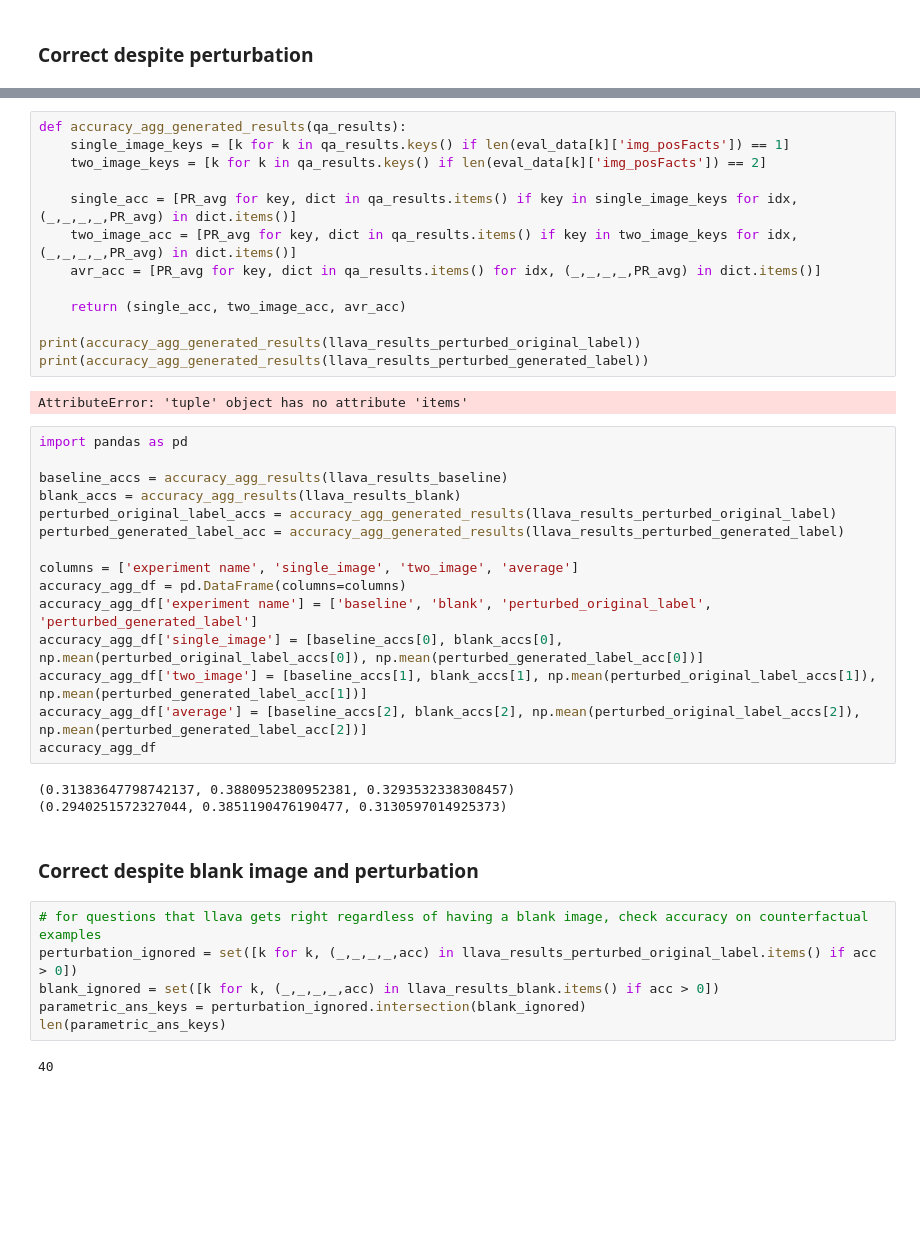
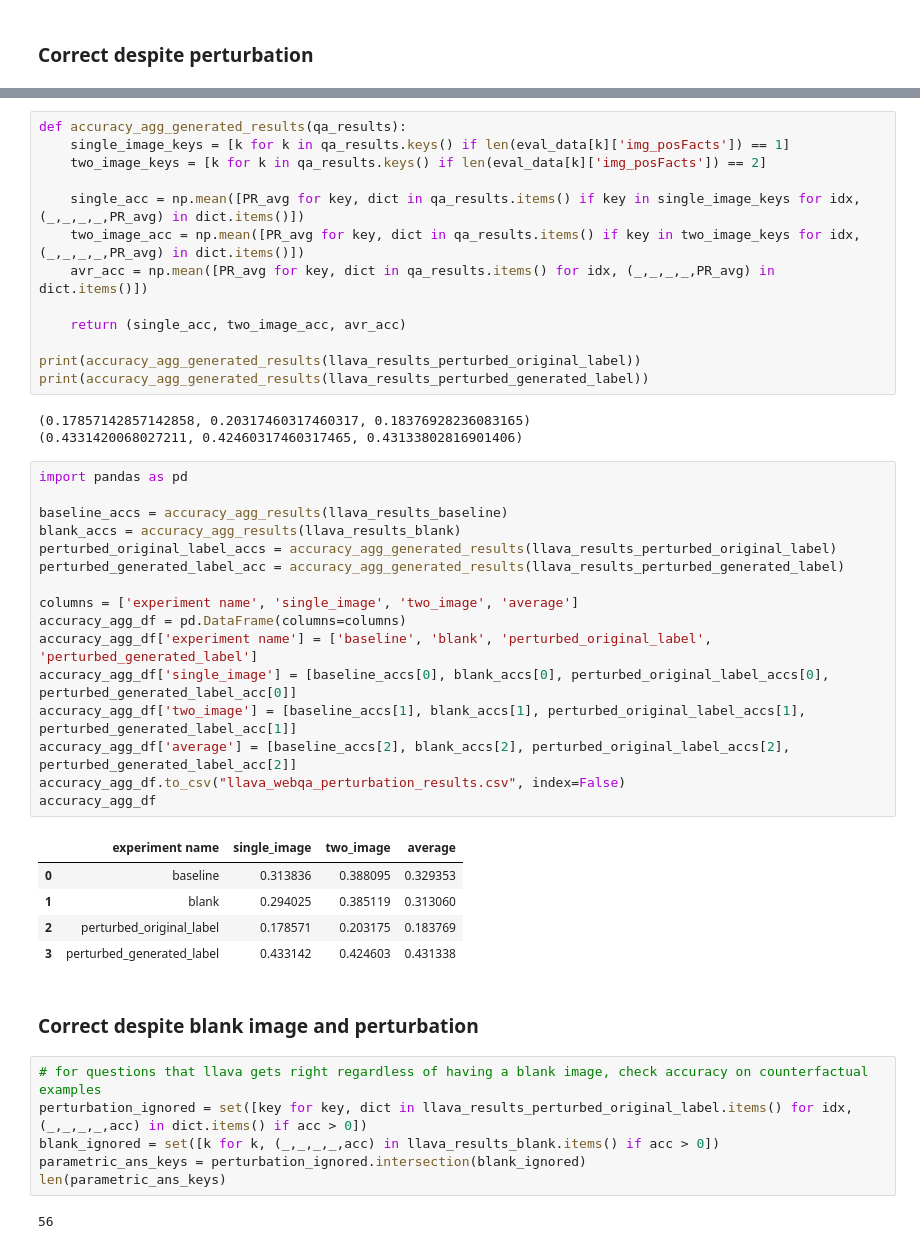
Before and after one commit to PeterCarragher/LLaVA, a Jupyter notebook: webqa_eval.ipynb, the cells around one changed output, grey strips where cells are left out. Cells and saved outputs as stored; diff of their text form; blank space fills up the shorter version.

Commit message:
webqa experiment v1

```diff
--- a/webqa_eval.ipynb
+++ b/webqa_eval.ipynb
@@ -210,44 +210,49 @@ def accuracy_agg_generated_results(qa_results):
     single_image_keys = [k for k in qa_results.keys() if len(eval_data[k]['img_posFacts']) == 1]
     two_image_keys = [k for k in qa_results.keys() if len(eval_data[k]['img_posFacts']) == 2]
 
-    single_acc = [PR_avg for key, dict in qa_results.items() if key in single_image_keys for idx, (_,_,_,_,PR_avg) in dict.items()]
-    two_image_acc = [PR_avg for key, dict in qa_results.items() if key in two_image_keys for idx, (_,_,_,_,PR_avg) in dict.items()]
-    avr_acc = [PR_avg for key, dict in qa_results.items() for idx, (_,_,_,_,PR_avg) in dict.items()]
+    single_acc = np.mean([PR_avg for key, dict in qa_results.items() if key in single_image_keys for idx, (_,_,_,_,PR_avg) in dict.items()])
+    two_image_acc = np.mean([PR_avg for key, dict in qa_results.items() if key in two_image_keys for idx, (_,_,_,_,PR_avg) in dict.items()])
+    avr_acc = np.mean([PR_avg for key, dict in qa_results.items() for idx, (_,_,_,_,PR_avg) in dict.items()])
 
     return (single_acc, two_image_acc, avr_acc)
 
 print(accuracy_agg_generated_results(llava_results_perturbed_original_label))
 print(accuracy_agg_generated_results(llava_results_perturbed_generated_label))
 # %% [output]
-AttributeError: 'tuple' object has no attribute 'items'
+(0.17857142857142858, 0.20317460317460317, 0.18376928236083165)
+(0.4331420068027211, 0.42460317460317465, 0.43133802816901406)
 # %%
 import pandas as pd
 
 baseline_accs = accuracy_agg_results(llava_results_baseline)
 blank_accs = accuracy_agg_results(llava_results_blank)
 perturbed_original_label_accs = accuracy_agg_generated_results(llava_results_perturbed_original_label)
 perturbed_generated_label_acc = accuracy_agg_generated_results(llava_results_perturbed_generated_label)
 
 columns = ['experiment name', 'single_image', 'two_image', 'average']
 accuracy_agg_df = pd.DataFrame(columns=columns)
 accuracy_agg_df['experiment name'] = ['baseline', 'blank', 'perturbed_original_label', 'perturbed_generated_label']
-accuracy_agg_df['single_image'] = [baseline_accs[0], blank_accs[0], np.mean(perturbed_original_label_accs[0]), np.mean(perturbed_generated_label_acc[0])]
-accuracy_agg_df['two_image'] = [baseline_accs[1], blank_accs[1], np.mean(perturbed_original_label_accs[1]), np.mean(perturbed_generated_label_acc[1])]
-accuracy_agg_df['average'] = [baseline_accs[2], blank_accs[2], np.mean(perturbed_original_label_accs[2]), np.mean(perturbed_generated_label_acc[2])]
+accuracy_agg_df['single_image'] = [baseline_accs[0], blank_accs[0], perturbed_original_label_accs[0], perturbed_generated_label_acc[0]]
+accuracy_agg_df['two_image'] = [baseline_accs[1], blank_accs[1], perturbed_original_label_accs[1], perturbed_generated_label_acc[1]]
+accuracy_agg_df['average'] = [baseline_accs[2], blank_accs[2], perturbed_original_label_accs[2], perturbed_generated_label_acc[2]]
+accuracy_agg_df.to_csv("llava_webqa_perturbation_results.csv", index=False)
 accuracy_agg_df
 # %% [output]
-(0.31383647798742137, 0.3880952380952381, 0.3293532338308457)
-(0.2940251572327044, 0.3851190476190477, 0.3130597014925373)
+|  | experiment name | single_image | two_image | average |
+| 0 | baseline | 0.313836 | 0.388095 | 0.329353 |
+| 1 | blank | 0.294025 | 0.385119 | 0.313060 |
+| 2 | perturbed_original_label | 0.178571 | 0.203175 | 0.183769 |
+| 3 | perturbed_generated_label | 0.433142 | 0.424603 | 0.431338 |
 # %% [markdown]
 ### Correct despite blank image and perturbation
 # %%
 # for questions that llava gets right regardless of having a blank image, check accuracy on counterfactual examples
-perturbation_ignored = set([k for k, (_,_,_,_,acc) in llava_results_perturbed_original_label.items() if acc > 0])
+perturbation_ignored = set([key for key, dict in llava_results_perturbed_original_label.items() for idx, (_,_,_,_,acc) in dict.items() if acc > 0])
 blank_ignored = set([k for k, (_,_,_,_,acc) in llava_results_blank.items() if acc > 0])
 parametric_ans_keys = perturbation_ignored.intersection(blank_ignored)
 len(parametric_ans_keys)
 # %% [output]
-40
+56
 # %%
 for key in parametric_ans_keys:
     print(f"Q: {eval_data[key]['Q']}")
```
Also changed, not shown: parts of 2 cells of this notebook.
